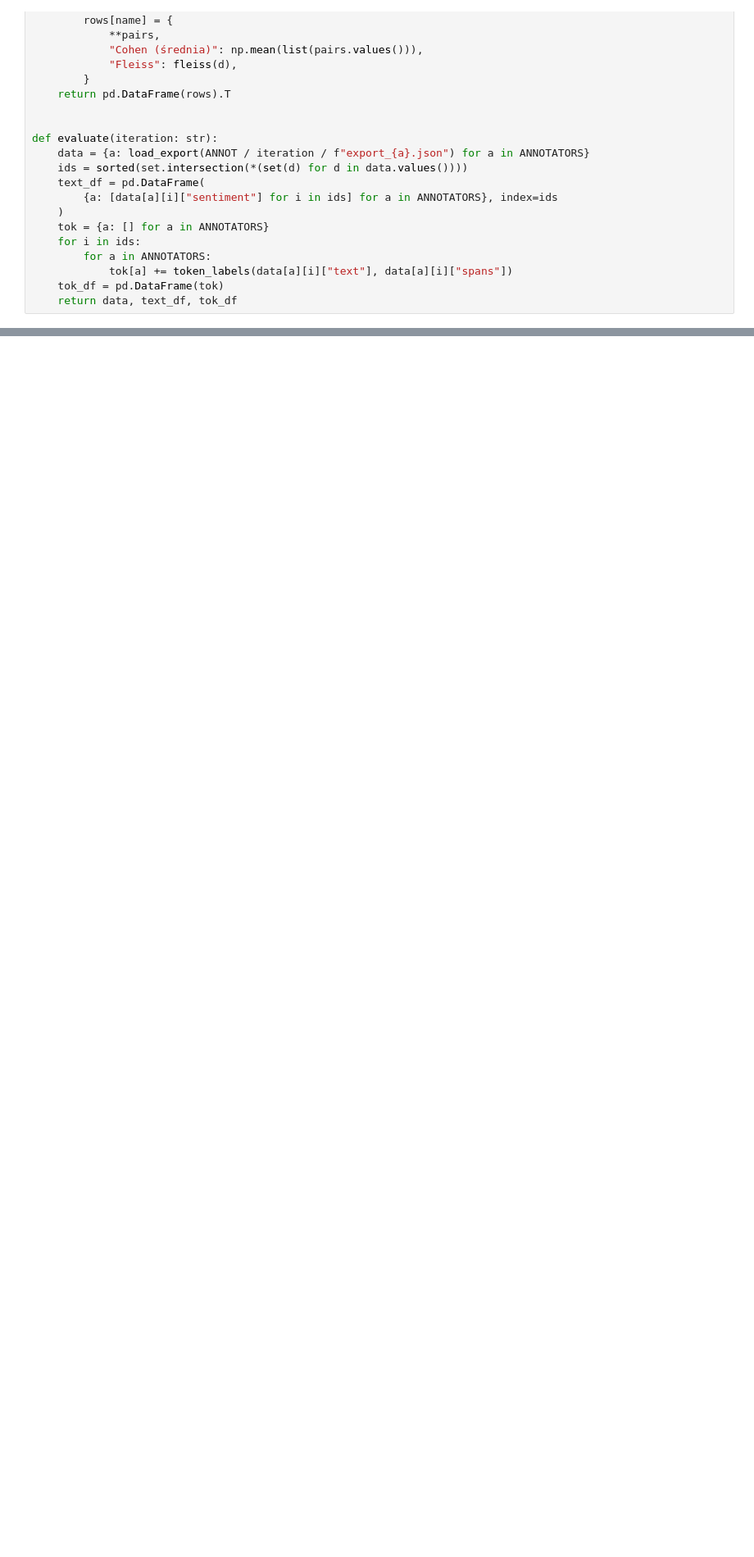
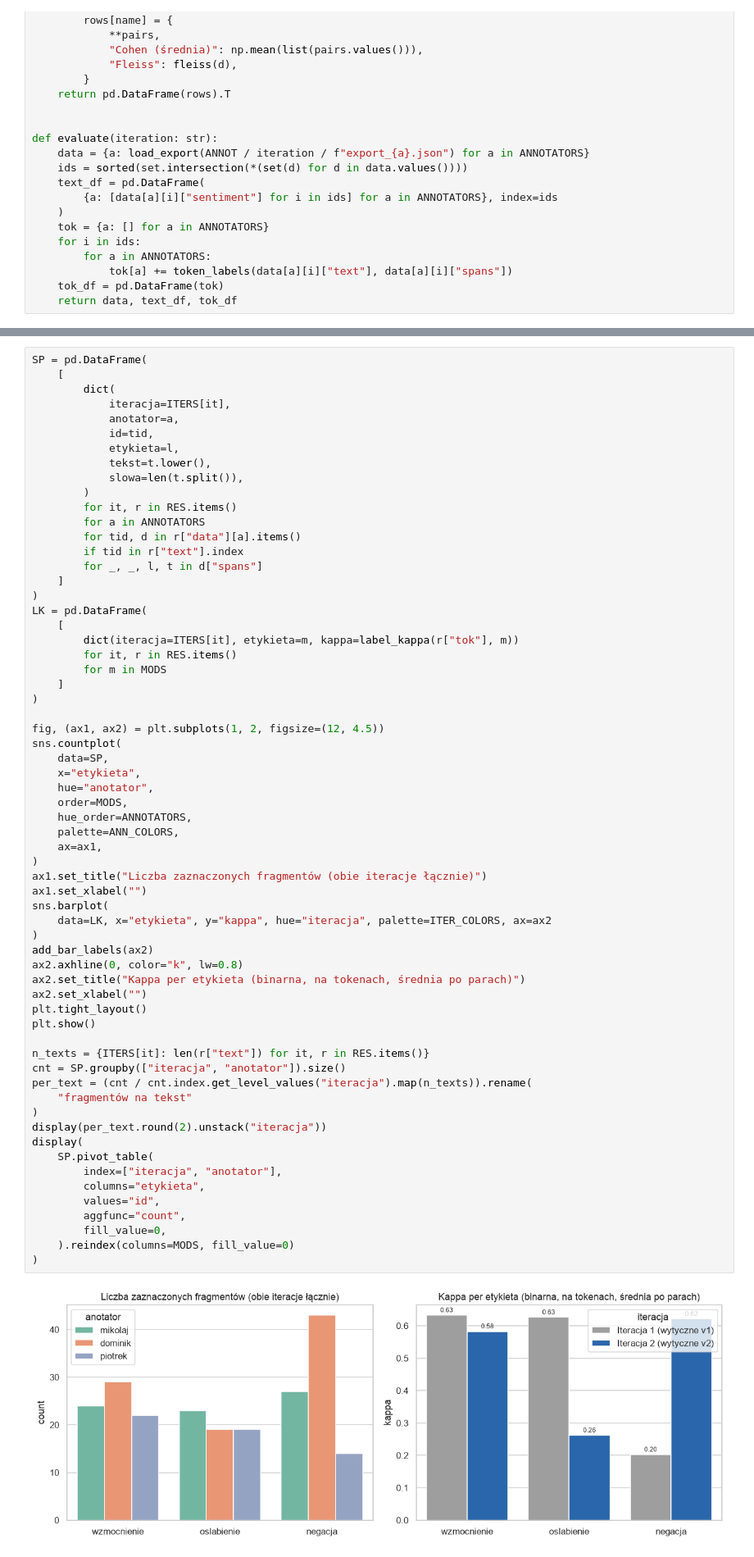
Before and after one commit to Voldziu/NLP, a Jupyter notebook: 01/notebooks/agreement.ipynb, the cells around one changed output, grey strips where cells are left out. Shown at 82% size. Cells and saved outputs as stored; diff of their text form; blank space fills up the shorter version.

```diff
--- a/01/notebooks/agreement.ipynb
+++ b/01/notebooks/agreement.ipynb
@@ -175,0 +357,65 @@ comparison.round(3)
+# %%
+SP = pd.DataFrame(
+    [
+        dict(
+            iteracja=ITERS[it],
+            anotator=a,
+            id=tid,
+            etykieta=l,
+            tekst=t.lower(),
+            slowa=len(t.split()),
+        )
+        for it, r in RES.items()
+        for a in ANNOTATORS
+        for tid, d in r["data"][a].items()
+        if tid in r["text"].index
+        for _, _, l, t in d["spans"]
+    ]
+)
+LK = pd.DataFrame(
+    [
+        dict(iteracja=ITERS[it], etykieta=m, kappa=label_kappa(r["tok"], m))
+        for it, r in RES.items()
+        for m in MODS
+    ]
+)
+
+fig, (ax1, ax2) = plt.subplots(1, 2, figsize=(12, 4.5))
+sns.countplot(
+    data=SP,
+    x="etykieta",
+    hue="anotator",
+    order=MODS,
+    hue_order=ANNOTATORS,
+    palette=ANN_COLORS,
+    ax=ax1,
+)
+ax1.set_title("Liczba zaznaczonych fragmentów (obie iteracje łącznie)")
+ax1.set_xlabel("")
+sns.barplot(
+    data=LK, x="etykieta", y="kappa", hue="iteracja", palette=ITER_COLORS, ax=ax2
+)
+add_bar_labels(ax2)
+ax2.axhline(0, color="k", lw=0.8)
+ax2.set_title("Kappa per etykieta (binarna, na tokenach, średnia po parach)")
+ax2.set_xlabel("")
+plt.tight_layout()
+plt.show()
+
+n_texts = {ITERS[it]: len(r["text"]) for it, r in RES.items()}
+cnt = SP.groupby(["iteracja", "anotator"]).size()
+per_text = (cnt / cnt.index.get_level_values("iteracja").map(n_texts)).rename(
+    "fragmentów na tekst"
+)
+display(per_text.round(2).unstack("iteracja"))
+display(
+    SP.pivot_table(
+        index=["iteracja", "anotator"],
+        columns="etykieta",
+        values="id",
+        aggfunc="count",
+        fill_value=0,
+    ).reindex(columns=MODS, fill_value=0)
+)
+# %% [output]
+[figure, added]
```
Also changed, not shown: parts of 46 cells of this notebook, 9 other files.
